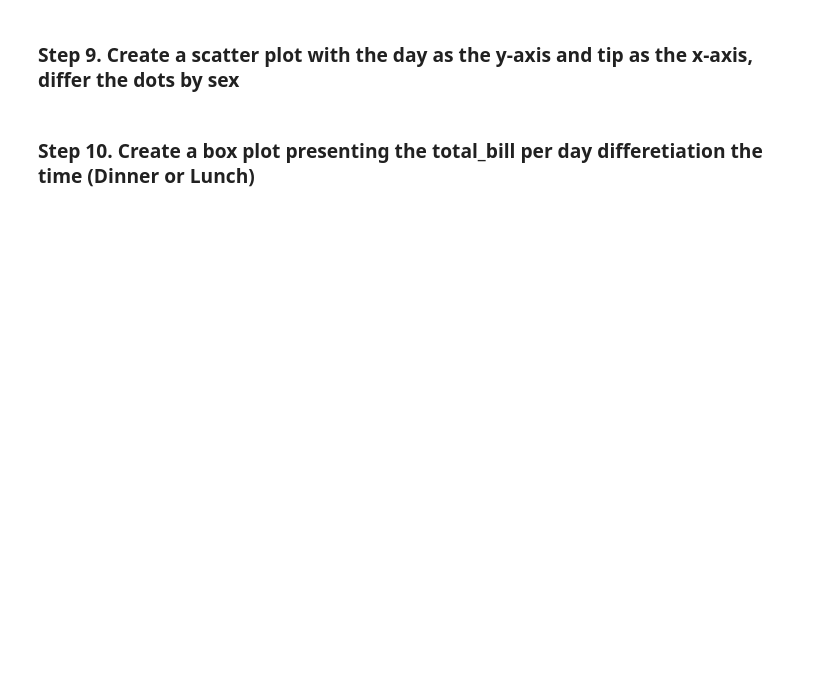
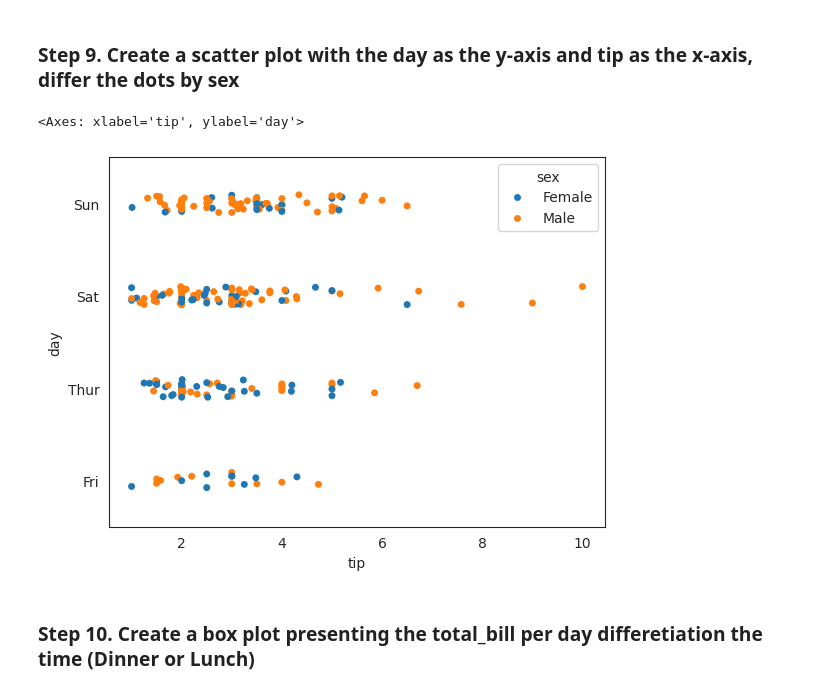
Before and after one commit to omj3424/Python_Programming_Study, a Jupyter notebook: pandas_exercises/07_Visualization/Tips/Exercises.ipynb, the cells around one changed output. Saved outputs shown, nothing was run; the diff lists cells and outputs as text; code cells hidden in the pictures; blank space fills up the shorter version.

```diff
--- a/pandas_exercises/07_Visualization/Tips/Exercises.ipynb
+++ b/pandas_exercises/07_Visualization/Tips/Exercises.ipynb
@@ -105,4 +111,9 @@ sns.jointplot(x="total_bill", y="tip", data=tips)
 # %% [markdown]
 ### Step 9. Create a scatter plot with the day as the y-axis and tip as the x-axis, differ the dots by sex
+# %%
+sns.stripplot(x=tips.tip, y=tips.day, hue=tips.sex, jitter=True)
+# %% [output]
+<Axes: xlabel='tip', ylabel='day'>
+[figure, added]
 # %% [markdown]
 ### Step 10.  Create a box plot presenting the total_bill per day differetiation the time (Dinner or Lunch)
```
Also changed, not shown: parts of 6 cells of this notebook.
